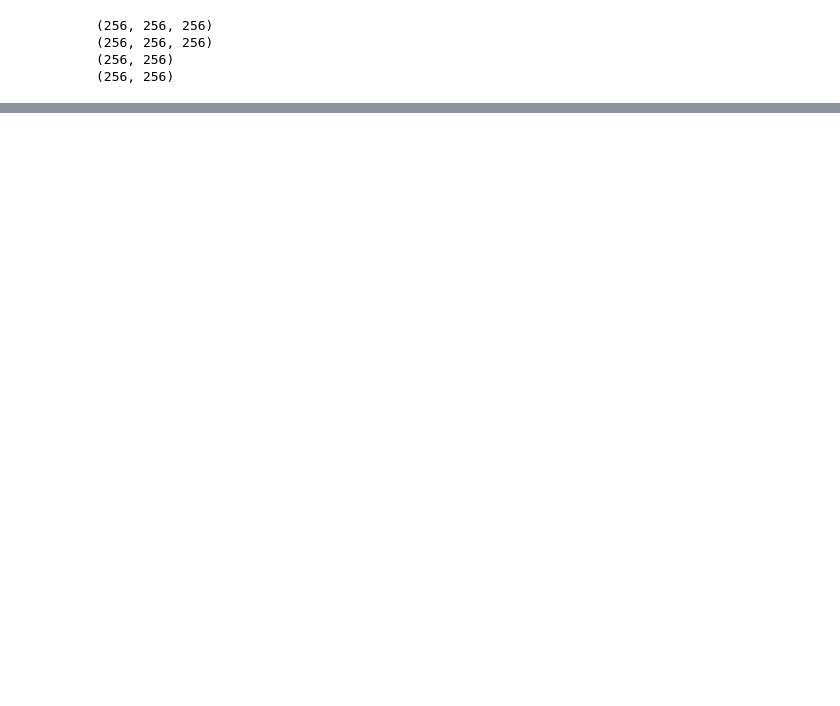
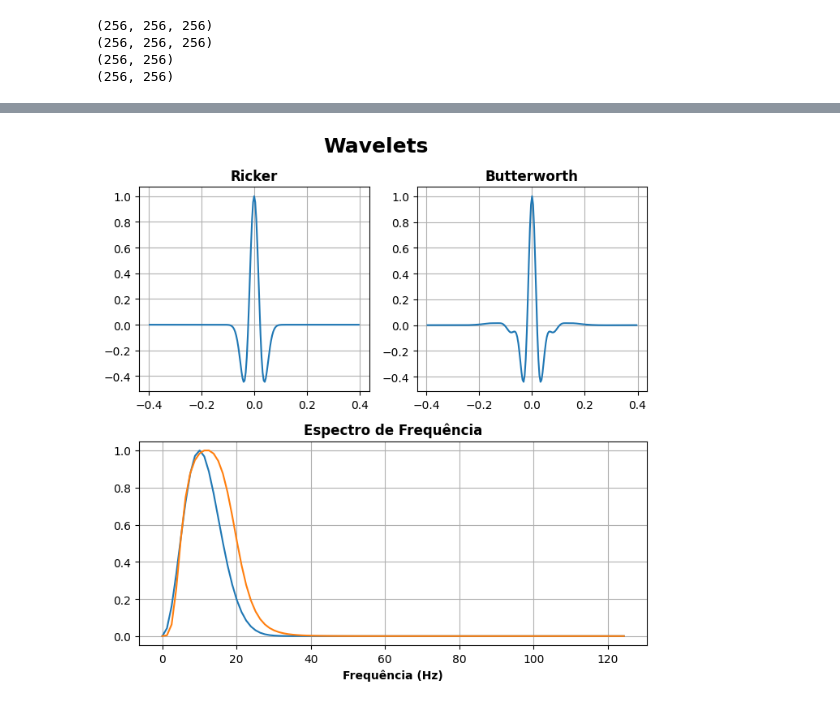
Before and after one commit to dprjoao/InvertLab, a Jupyter notebook: normal_equations.ipynb, the cells around one changed output, grey strips where cells are left out. Saved outputs shown, nothing was run; the diff lists cells and outputs as text; code cells hidden in the pictures; blank space fills up the shorter version.

```diff
--- a/normal_equations.ipynb
+++ b/normal_equations.ipynb
@@ -35,0 +73,42 @@ data_imp_back = hf.butter_lowpass_filter(data_imp, cutoff_back, fs=fs, order=5)
+# %%
+sample = 100
+dt = 4
+pkfq = 10
+highfq = 20
+lowfq = 5
+
+twlet, wlet, freqs, fft = hf.generate_ricker(peak_freq=pkfq, samples=sample, dt=dt)
+twlet_b, wlet_b, freqs_b, fft_b = hf.generate_butter(
+    freq_hi=highfq, freq_low=lowfq, samples=sample, dt=dt
+)
+
+plt.figure(figsize=(7, 7))
+
+plt.suptitle("Wavelets", fontsize=18, fontweight="bold")
+
+plt.subplot2grid((2, 2), (0, 0))
+plt.plot(twlet, wlet)
+plt.tick_params(axis="both")
+plt.title("Ricker", fontweight="bold")
+plt.grid()
+
+plt.subplot2grid((2, 2), (0, 1))
+plt.plot(twlet_b, wlet_b)
+plt.tick_params(axis="both")
+plt.title("Butterworth", fontweight="bold")
+plt.grid()
+
+plt.subplot2grid((2, 2), (1, 0), colspan=2)
+plt.tick_params(axis="both")
+plt.plot(freqs, fft, label="Ricker")
+plt.title(
+    "Espectro de Frequência", fontweight="bold"
+)
+plt.plot(freqs_b, fft_b, label="Butterworth")
+plt.xlabel("Frequência (Hz)", fontweight="bold")
+plt.grid()
+
+plt.tight_layout()
+plt.show()
+# %% [output]
+[figure, added]
```
Also changed, not shown: parts of 6 cells of this notebook, 1 other file.
